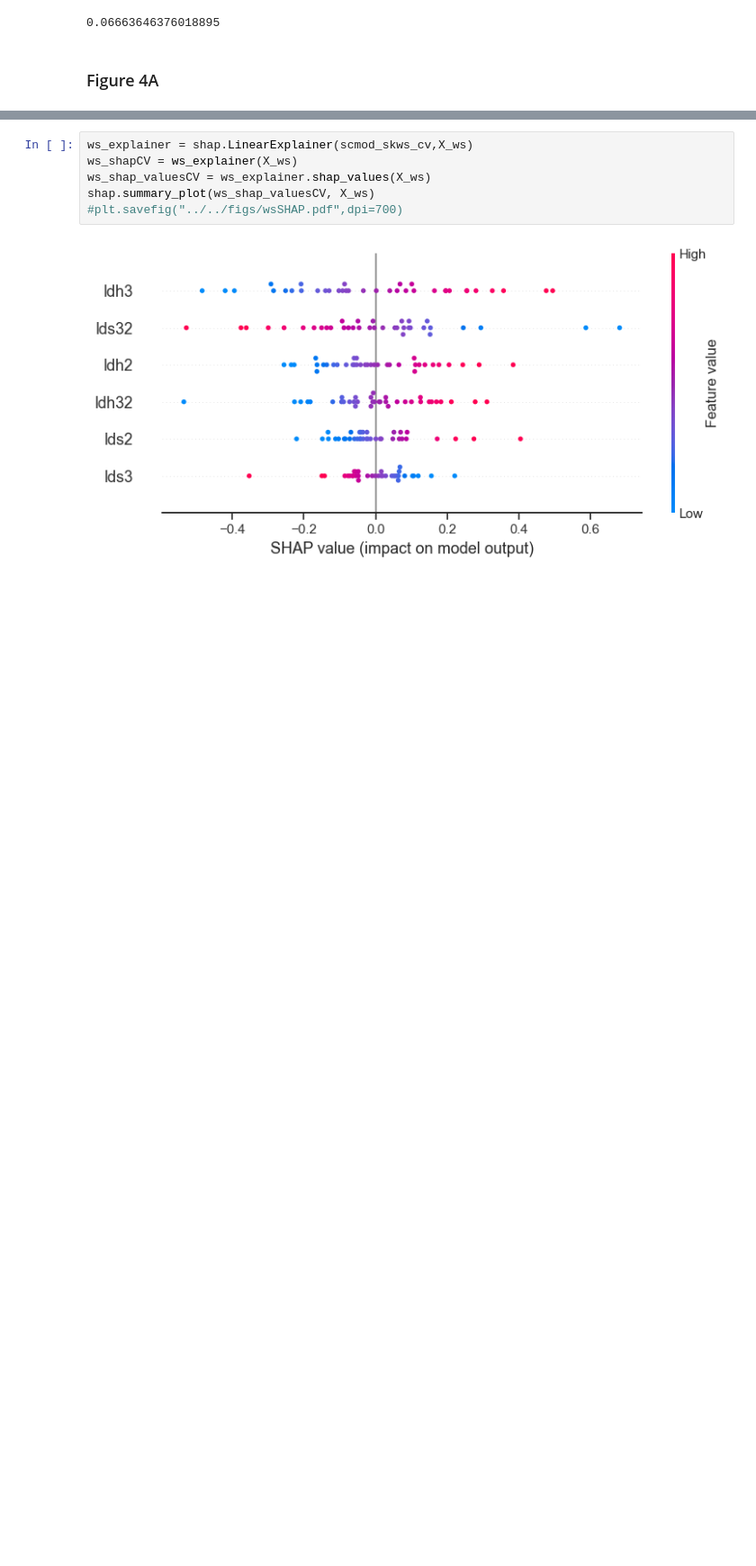
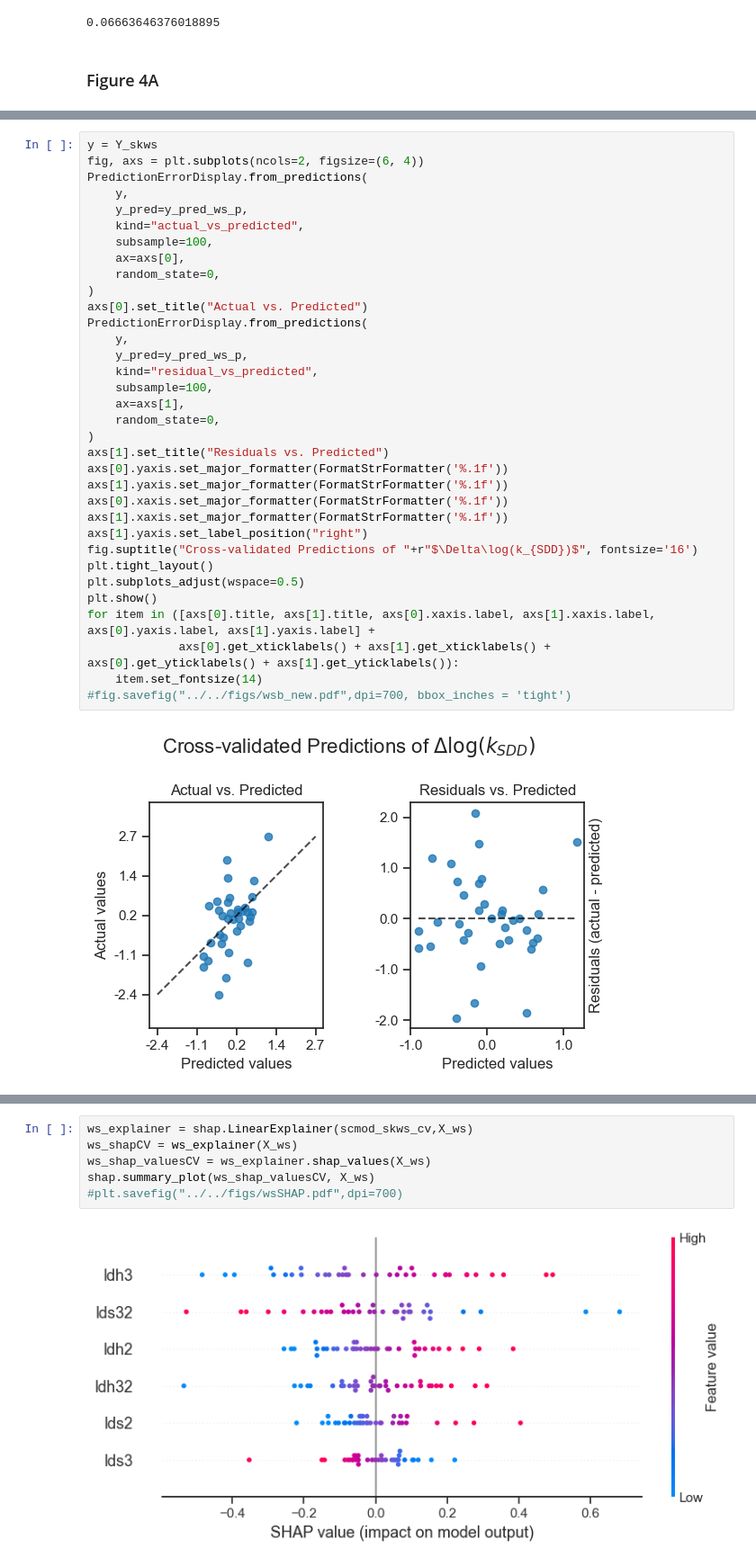
Before and after one commit to erlichlab/gpstress, a Jupyter notebook: src/analysis/master.ipynb, the cells around one changed output, grey strips where cells are left out. Shown at 90% size. Drawn from its saved outputs; the diff is of its cells as text; blank space fills up the shorter version.

```diff
--- a/src/analysis/master.ipynb
+++ b/src/analysis/master.ipynb
@@ -220,0 +250,36 @@ scmod_d3kbs_cv.score(X_bs, Y_d3kbs) # 0.07
+# %%
+y = Y_skws
+fig, axs = plt.subplots(ncols=2, figsize=(6, 4))
+PredictionErrorDisplay.from_predictions(
+    y,
+    y_pred=y_pred_ws_p,
+    kind="actual_vs_predicted",
+    subsample=100,
+    ax=axs[0],
+    random_state=0,
+)
+axs[0].set_title("Actual vs. Predicted")
+PredictionErrorDisplay.from_predictions(
+    y,
+    y_pred=y_pred_ws_p,
+    kind="residual_vs_predicted",
+    subsample=100,
+    ax=axs[1],
+    random_state=0,
+)
+axs[1].set_title("Residuals vs. Predicted")
+axs[0].yaxis.set_major_formatter(FormatStrFormatter('%.1f'))
+axs[1].yaxis.set_major_formatter(FormatStrFormatter('%.1f'))
+axs[0].xaxis.set_major_formatter(FormatStrFormatter('%.1f'))
+axs[1].xaxis.set_major_formatter(FormatStrFormatter('%.1f'))
+axs[1].yaxis.set_label_position("right")
+fig.suptitle("Cross-validated Predictions of "+r"$\Delta\log(k_{SDD})$", fontsize='16')
+plt.tight_layout()
+plt.subplots_adjust(wspace=0.5)
+plt.show()
+for item in ([axs[0].title, axs[1].title, axs[0].xaxis.label, axs[1].xaxis.label, axs[0].yaxis.label, axs[1].yaxis.label] +
+             axs[0].get_xticklabels() + axs[1].get_xticklabels() + axs[0].get_yticklabels() + axs[1].get_yticklabels()):
+    item.set_fontsize(14)
+#fig.savefig("../../figs/wsb_new.pdf",dpi=700, bbox_inches = 'tight')
+# %% [output]
+[figure, added]
```
Also changed, not shown: parts of 7 cells of this notebook.
